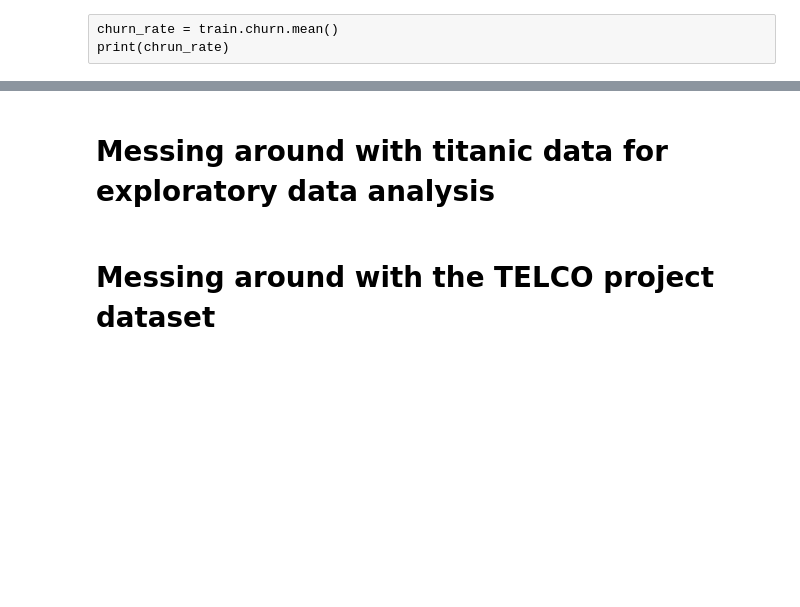
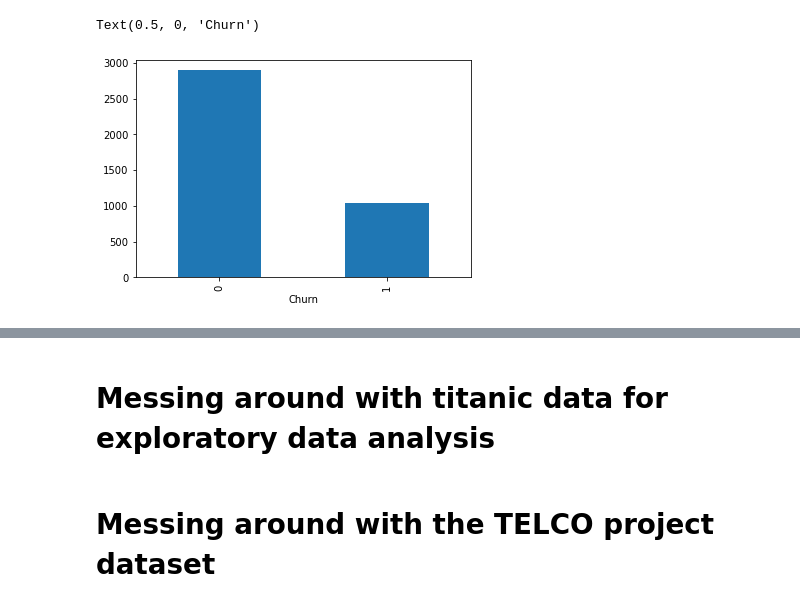
Before and after one commit to CSolitaire/classification-exercises, a Jupyter notebook: import_testing.ipynb, the cells around one changed output, grey strips where cells are left out. Drawn from its saved outputs; the diff is of its cells as text; code cells hidden in the pictures; blank space fills up the shorter version.

```diff
--- a/import_testing.ipynb
+++ b/import_testing.ipynb
@@ -15,6 +15,6 @@ from sklearn.impute import SimpleImputer
 from sklearn.preprocessing import LabelEncoder, OneHotEncoder, MinMaxScaler
 # %%
 # Cleaned Data for Exploration
-df = acquire.get_telco_data(cached = False)
+df = acquire.get_telco_data(cached = True)
 train, validate, test = prepare.prep_telco_data(df)
 # %%
@@ -36,3 +39,0 @@ train
-# %% [raw]
-churn_rate = train.churn.mean()
-print(chrun_rate)
@@ -38,0 +42,6 @@ print(chrun_rate)
+# %%
+train.churn.value_counts().plot.bar()
+plt.xlabel('Churn')
+# %% [output]
+Text(0.5, 0, 'Churn')
+[figure, added]
```
Also changed, not shown: parts of 11 cells of this notebook, 1 other file.
